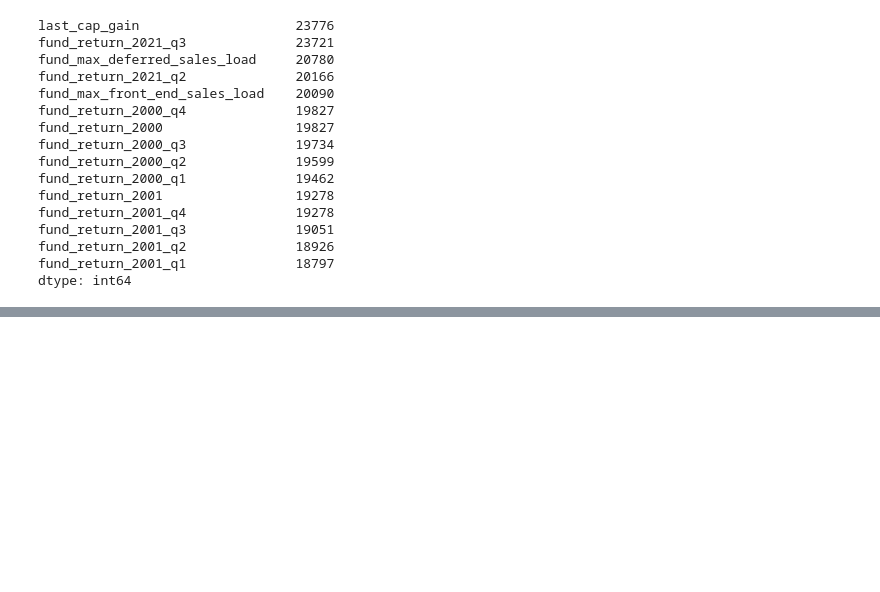
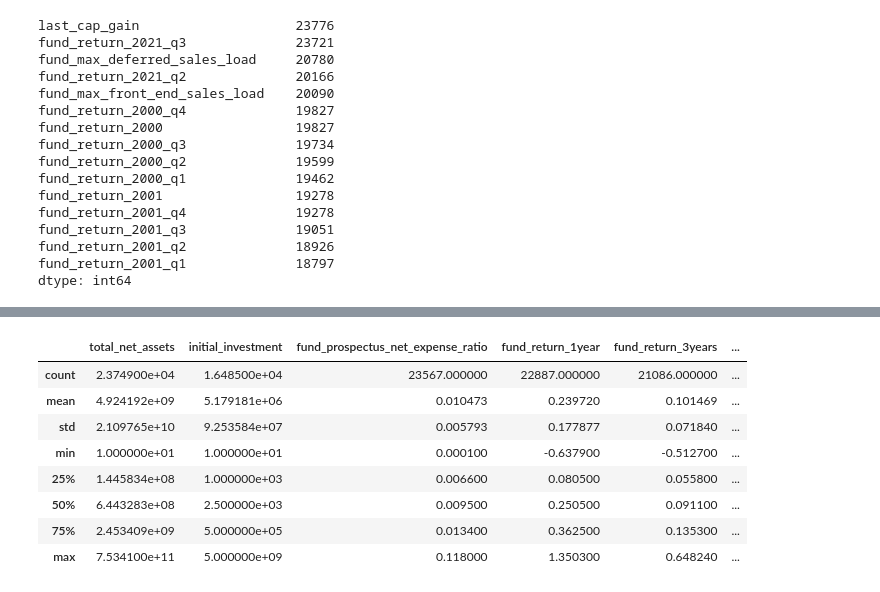
Before and after one commit to lopez3113/mutual-funds-analysis, a Jupyter notebook: notebooks/01_Data_Exploration.ipynb, the cells around one changed output, grey strips where cells are left out. Drawn from its saved outputs; the diff is of its cells as text; code cells hidden in the pictures; blank space fills up the shorter version.

Commit message:
Complete initial data exploration and quality assessment

```diff
--- a/notebooks/01_Data_Exploration.ipynb
+++ b/notebooks/01_Data_Exploration.ipynb
@@ -144,0 +267,21 @@ dtype: int64
+# %%
+important_columns = [
+    "total_net_assets",
+    "initial_investment",
+    "fund_prospectus_net_expense_ratio",
+    "fund_return_1year",
+    "fund_return_3years",
+    "fund_return_5years"
+]
+
+df[important_columns].describe()
+# %% [output]
+|  | total_net_assets | initial_investment | fund_prospectus_net_expense_ratio | fund_return_1year | fund_return_3years | ... |
+| count | 2.374900e+04 | 1.648500e+04 | 23567.000000 | 22887.000000 | 21086.000000 | ... |
+| mean | 4.924192e+09 | 5.179181e+06 | 0.010473 | 0.239720 | 0.101469 | ... |
+| std | 2.109765e+10 | 9.253584e+07 | 0.005793 | 0.177877 | 0.071840 | ... |
+| min | 1.000000e+01 | 1.000000e+01 | 0.000100 | -0.637900 | -0.512700 | ... |
+| 25% | 1.445834e+08 | 1.000000e+03 | 0.006600 | 0.080500 | 0.055800 | ... |
+| 50% | 6.443283e+08 | 2.500000e+03 | 0.009500 | 0.250500 | 0.091100 | ... |
+| 75% | 2.453409e+09 | 5.000000e+05 | 0.013400 | 0.362500 | 0.135300 | ... |
+| max | 7.534100e+11 | 5.000000e+09 | 0.118000 | 1.350300 | 0.648240 | ... |
```
Also changed, not shown: parts of 15 cells of this notebook, 2 other files.
